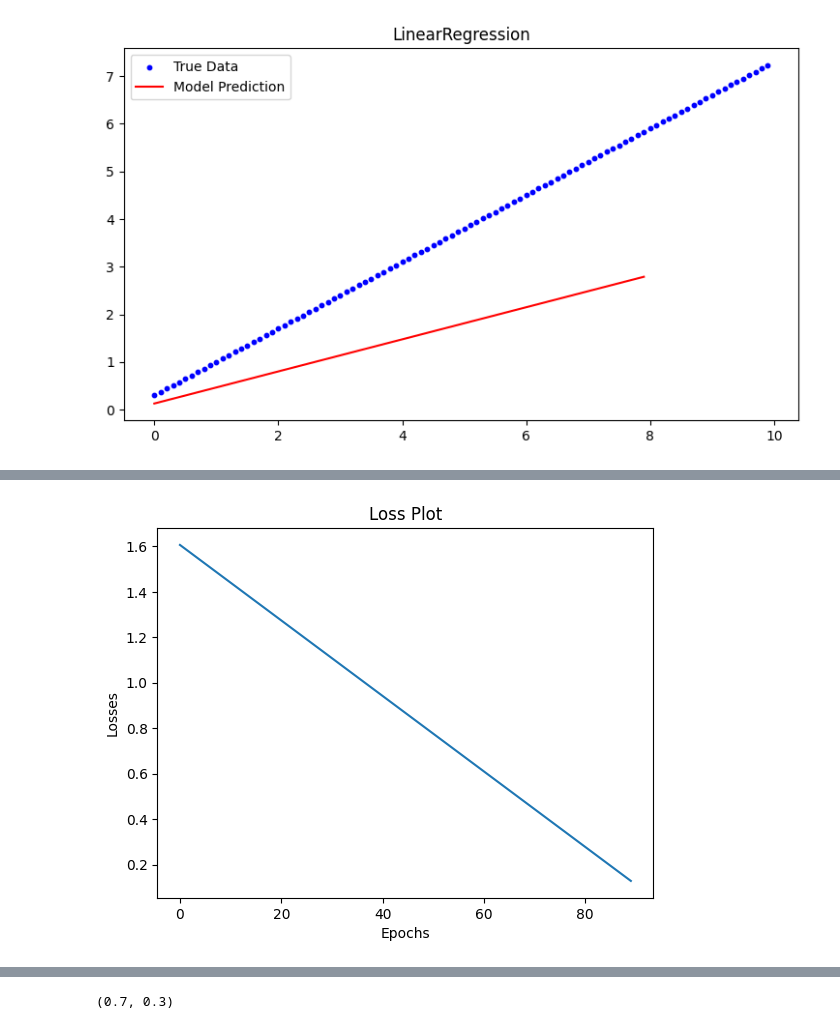
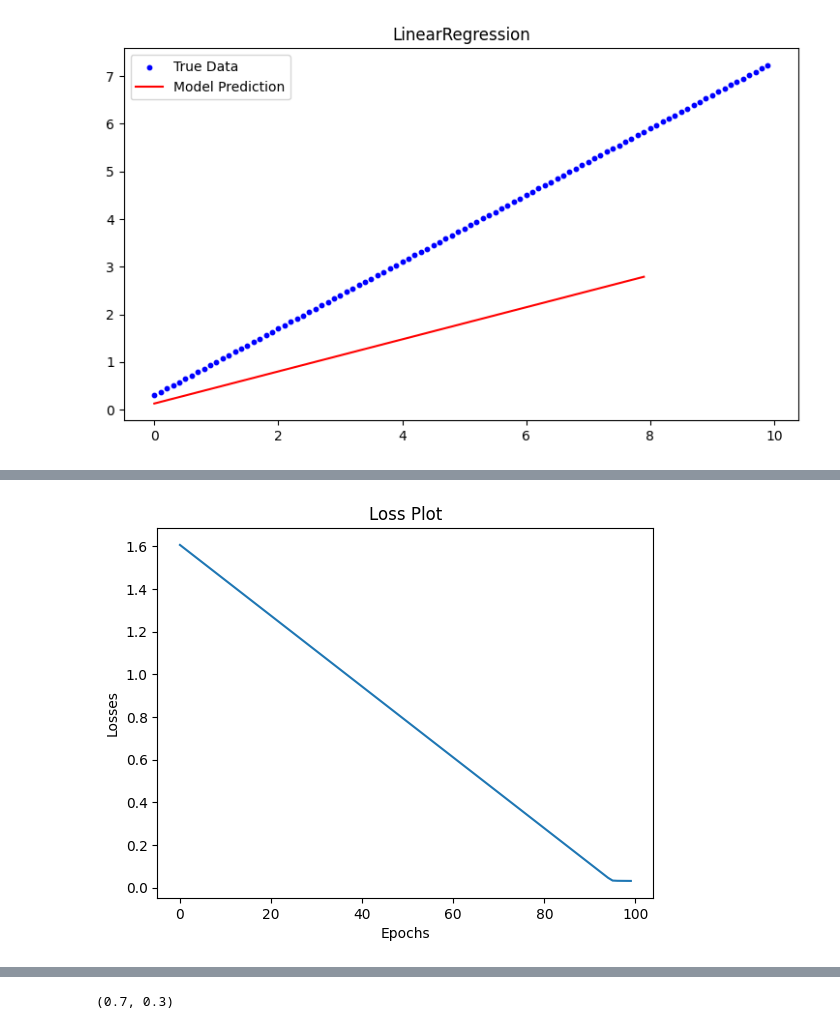
Before and after one commit to axiomchronicles/neural_network_learning, a Jupyter notebook: PyTorch_Learning/pathway_02.ipynb, the cells around one changed output, grey strips where cells are left out. Drawn from its saved outputs; the diff is of its cells as text; code cells hidden in the pictures.

```diff
--- a/PyTorch_Learning/pathway_02.ipynb
+++ b/PyTorch_Learning/pathway_02.ipynb
@@ -74,7 +74,7 @@ optimizer = torch.optim.SGD(params = model.parameters(),
 # %%
 torch.manual_seed(42)
 
-epochs = 90
+epochs = 100
 epoch_loop = []
 losses = []
 test_losses = []
@@ -121,4 +122,4 @@ Epoch: 080 | Loss: 0.27806356549263 | Test Loss: 0.4782591760158539
-[figure, old version]
+[figure, new version]
 # %%
 ## Loss Curve Plot
 
```
Also changed, not shown: parts of 5 cells of this notebook, 1 other file.
